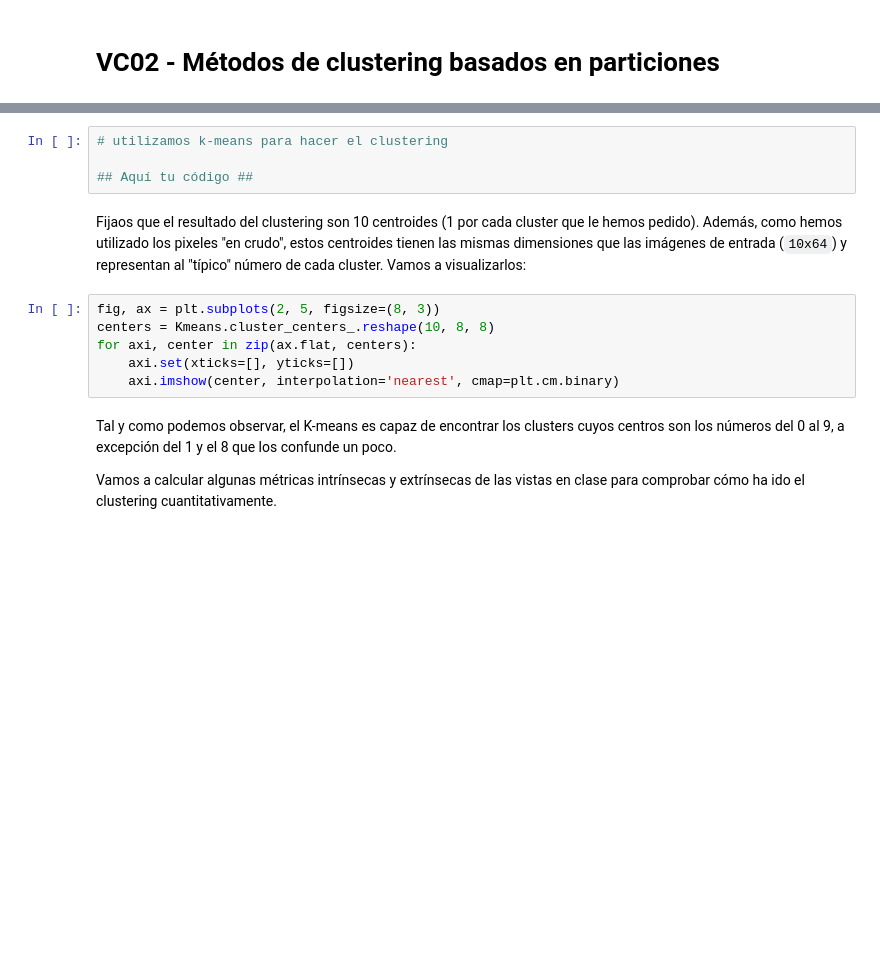
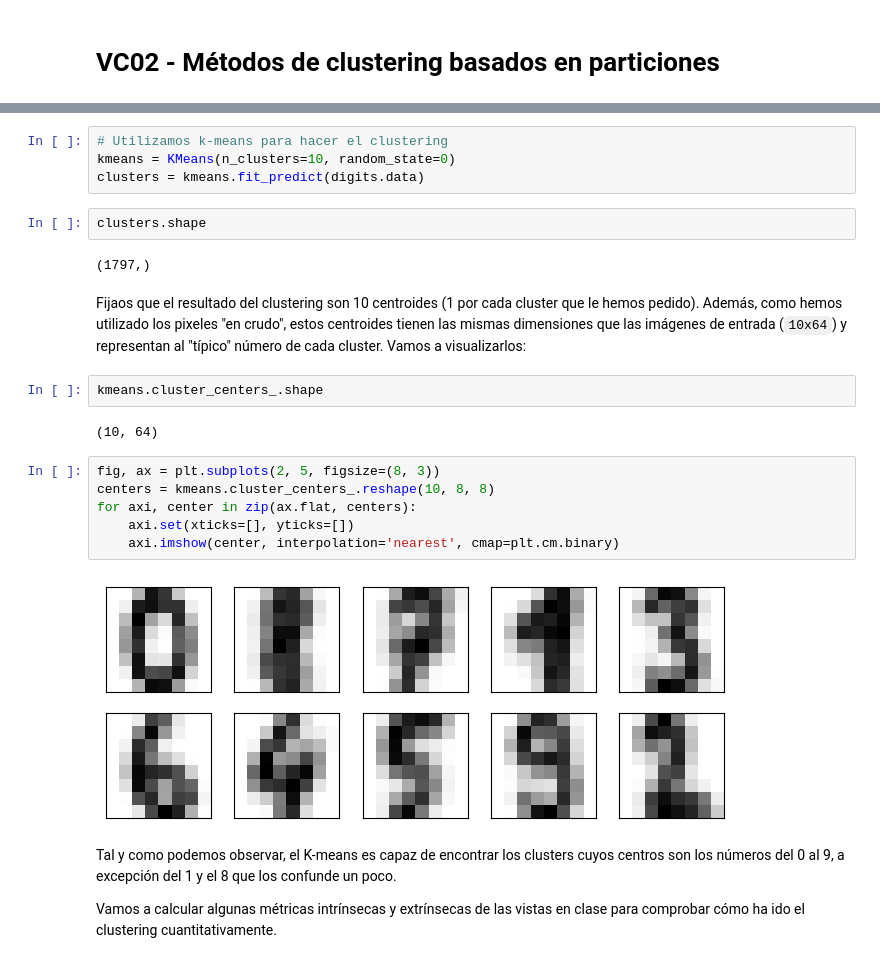
Before and after one commit to JoseJesusLaCasaNieto/Unsupervised_Learning, a Jupyter notebook: Notebooks_practicos/VC02 - Métodos de clustering basados en particiones.ipynb, the cells around one changed output, grey strips where cells are left out. Saved outputs shown, nothing was run; the diff lists cells and outputs as text; blank space fills up the shorter version.

Commit message:
Métodos de clustering basados en particiones

```diff
--- a/Notebooks_practicos/VC02 - Métodos de clustering basados en particiones.ipynb
+++ b/Notebooks_practicos/VC02 - Métodos de clustering basados en particiones.ipynb
@@ -18,15 +24,25 @@ plt.imshow(digits.data[1200].reshape((8,8))), plt.show()
 # %%
-# utilizamos k-means para hacer el clustering
-
-## Aquí tu código ##
+# Utilizamos k-means para hacer el clustering
+kmeans = KMeans(n_clusters=10, random_state=0)
+clusters = kmeans.fit_predict(digits.data)
+# %%
+clusters.shape
+# %% [output]
+(1797,)
 # %% [markdown]
 Fijaos que el resultado del clustering son 10 centroides (1 por cada cluster que le hemos pedido). Además, como hemos utilizado los pixeles "en crudo", estos centroides tienen las mismas dimensiones que las imágenes de entrada (`10x64`) y representan al "típico" número de cada cluster. Vamos a visualizarlos:
+# %%
+kmeans.cluster_centers_.shape
+# %% [output]
+(10, 64)
 # %%
 fig, ax = plt.subplots(2, 5, figsize=(8, 3))
-centers = Kmeans.cluster_centers_.reshape(10, 8, 8)
+centers = kmeans.cluster_centers_.reshape(10, 8, 8)
 for axi, center in zip(ax.flat, centers):
     axi.set(xticks=[], yticks=[])
     axi.imshow(center, interpolation='nearest', cmap=plt.cm.binary)
+# %% [output]
+[figure, added]
 # %% [markdown]
 Tal y como podemos observar, el K-means es capaz de encontrar los clusters cuyos centros son los números del 0 al 9, a excepción del 1 y el 8 que los confunde un poco.
 
```
Also changed, not shown: parts of 17 cells of this notebook.
